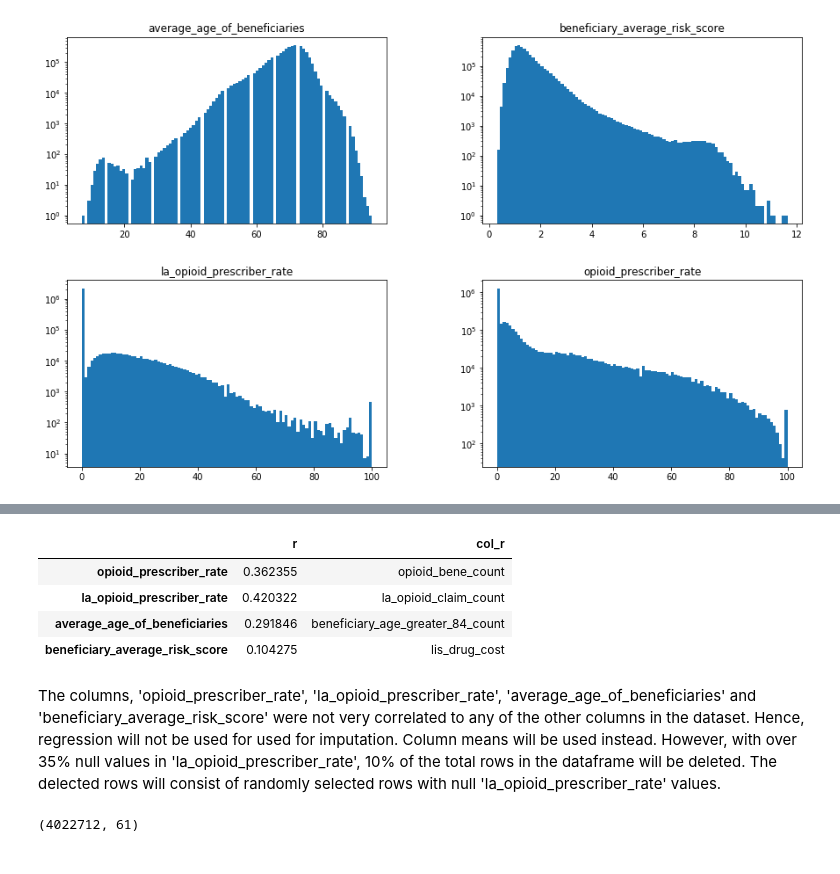
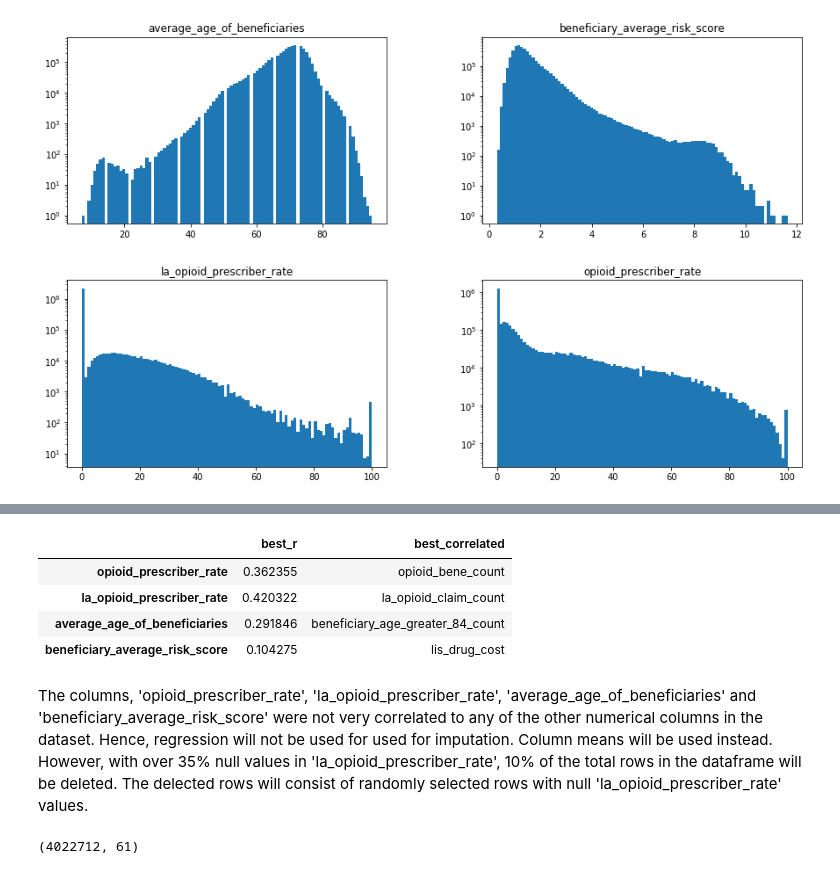
Before and after one commit to nwugocc/Capstone-Project-1, a Jupyter notebook: capstone_1_mini_project_data_story.ipynb, the cells around one changed output, grey strips where cells are left out. Saved outputs shown, nothing was run; the diff lists cells and outputs as text; code cells hidden in the pictures.

```diff
--- a/capstone_1_mini_project_data_story.ipynb
+++ b/capstone_1_mini_project_data_story.ipynb
@@ -567,28 +589,27 @@ array([[<matplotlib.axes._subplots.AxesSubplot object at 0x...>,
 # %%
 # Identifying columns in the dataset with the highest correlations to the non-subcategory numerical columns
-df4_corr = df4.corr()
 df4_corr = df4_corr.apply(lambda x: abs(x))
 
 collection = {}
 for col in df4_corr.index:
     collection[col] = (max([i for i in df4_corr[col] if i!= 1]), df4_corr[col].drop(df4_corr[col].idxmax()).idxmax())
 
 high_corr = pd.DataFrame([collection]).T
-high_corr['r'] = [i[0] for i in high_corr[0]]
-high_corr['col_r'] = [i[1] for i in high_corr[0]]
+high_corr['best_r'] = [i[0] for i in high_corr[0]]
+high_corr['best_correlated'] = [i[1] for i in high_corr[0]]
 del high_corr[0]
-high_corr.drop_duplicates('r', inplace=True)
-high_corr.sort_values('r', ascending=False, inplace=True)
+high_corr.drop_duplicates('best_r', inplace=True)
+high_corr.sort_values('best_r', ascending=False, inplace=True)
 high_corr.loc[['opioid_prescriber_rate', 'la_opioid_prescriber_rate',
               'average_age_of_beneficiaries', 'beneficiary_average_risk_score']]
 # %% [output]
-|  | r | col_r |
+|  | best_r | best_correlated |
 | opioid_prescriber_rate | 0.362355 | opioid_bene_count |
 | la_opioid_prescriber_rate | 0.420322 | la_opioid_claim_count |
 | average_age_of_beneficiaries | 0.291846 | beneficiary_age_greater_84_count |
 | beneficiary_average_risk_score | 0.104275 | lis_drug_cost |
 # %% [markdown]
-The columns, 'opioid_prescriber_rate', 'la_opioid_prescriber_rate', 'average_age_of_beneficiaries' and 'beneficiary_average_risk_score' were not very correlated to any of the other columns in the dataset. Hence, regression will not be used for used for imputation. Column means will be used instead. However, with over 35% null values in 'la_opioid_prescriber_rate', 10% of the total rows in the dataframe will be deleted. The delected rows will consist of randomly selected rows with null 'la_opioid_prescriber_rate' values.
+The columns, 'opioid_prescriber_rate', 'la_opioid_prescriber_rate', 'average_age_of_beneficiaries' and 'beneficiary_average_risk_score' were not very correlated to any of the other numerical columns in the dataset. Hence, regression will not be used for used for imputation. Column means will be used instead. However, with over 35% null values in 'la_opioid_prescriber_rate', 10% of the total rows in the dataframe will be deleted. The delected rows will consist of randomly selected rows with null 'la_opioid_prescriber_rate' values.
 # %%
 # Deletion of a fraction of rows with null 'la_opioid_prescriber_rate' values and saving the reduced dataframe as df5
 n = int(len(df4)*0.1)
```
Also changed, not shown: parts of 17 cells of this notebook.
